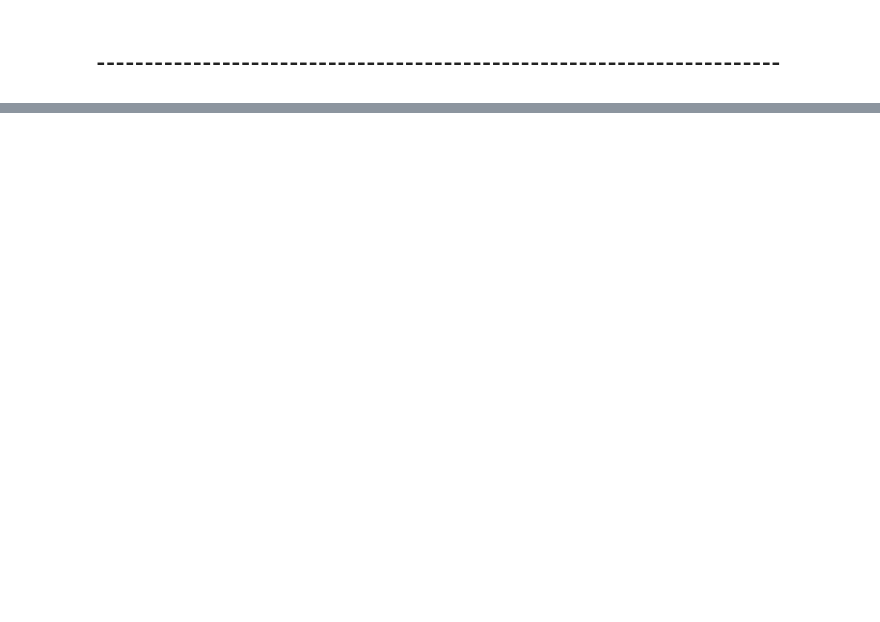
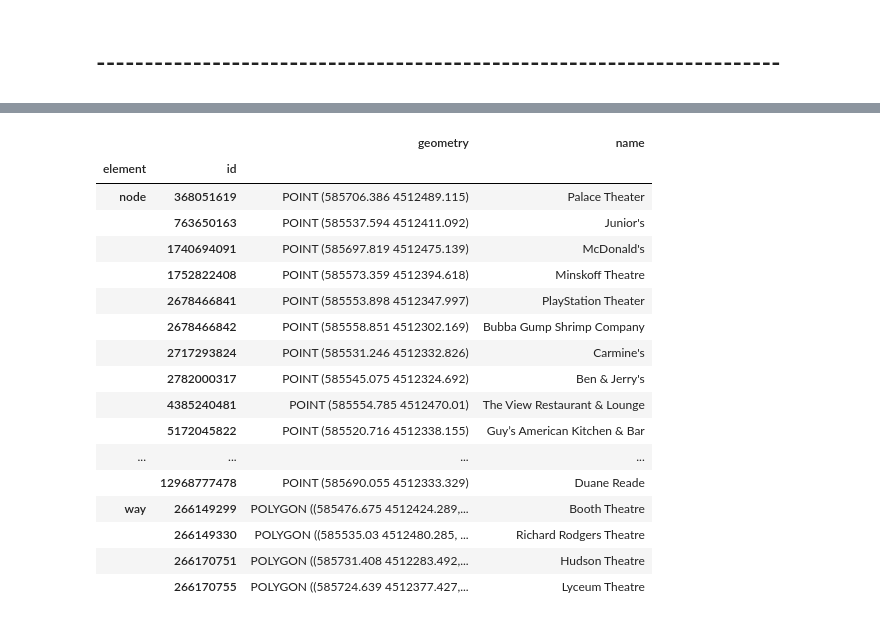
Before and after one commit to EtzionR/LM4GeoAI, a Jupyter notebook: Geo_LLM_Agents.ipynb, the cells around one changed output, grey strips where cells are left out. Saved outputs shown, nothing was run; the diff lists cells and outputs as text; code cells hidden in the pictures; blank space fills up the shorter version.

```diff
--- a/Geo_LLM_Agents.ipynb
+++ b/Geo_LLM_Agents.ipynb
@@ -306,0 +376,25 @@ fmap
+# %%
+
+
+WGS84_UTM_18N = "EPSG:32618"
+
+options.to_crs(WGS84_UTM_18N)
+# %% [output]
+|  |  | geometry | name |
+| element | id |  |  |
+| node | 368051619 | POINT (585706.386 4512489.115) | Palace Theater |
+|  | 763650163 | POINT (585537.594 4512411.092) | Junior's |
+|  | 1740694091 | POINT (585697.819 4512475.139) | McDonald's |
+|  | 1752822408 | POINT (585573.359 4512394.618) | Minskoff Theatre |
+|  | 2678466841 | POINT (585553.898 4512347.997) | PlayStation Theater |
+|  | 2678466842 | POINT (585558.851 4512302.169) | Bubba Gump Shrimp Company |
+|  | 2717293824 | POINT (585531.246 4512332.826) | Carmine's |
+|  | 2782000317 | POINT (585545.075 4512324.692) | Ben & Jerry's |
+|  | 4385240481 | POINT (585554.785 4512470.01) | The View Restaurant & Lounge |
+|  | 5172045822 | POINT (585520.716 4512338.155) | Guy’s American Kitchen & Bar |
+| ... | ... | ... | ... |
+|  | 12968777478 | POINT (585690.055 4512333.329) | Duane Reade |
+| way | 266149299 | POLYGON ((585476.675 4512424.289,... | Booth Theatre |
+|  | 266149330 | POLYGON ((585535.03 4512480.285, ... | Richard Rodgers Theatre |
+|  | 266170751 | POLYGON ((585731.408 4512283.492,... | Hudson Theatre |
+|  | 266170755 | POLYGON ((585724.639 4512377.427,... | Lyceum Theatre |
```
Also changed, not shown: parts of 9 cells of this notebook.
